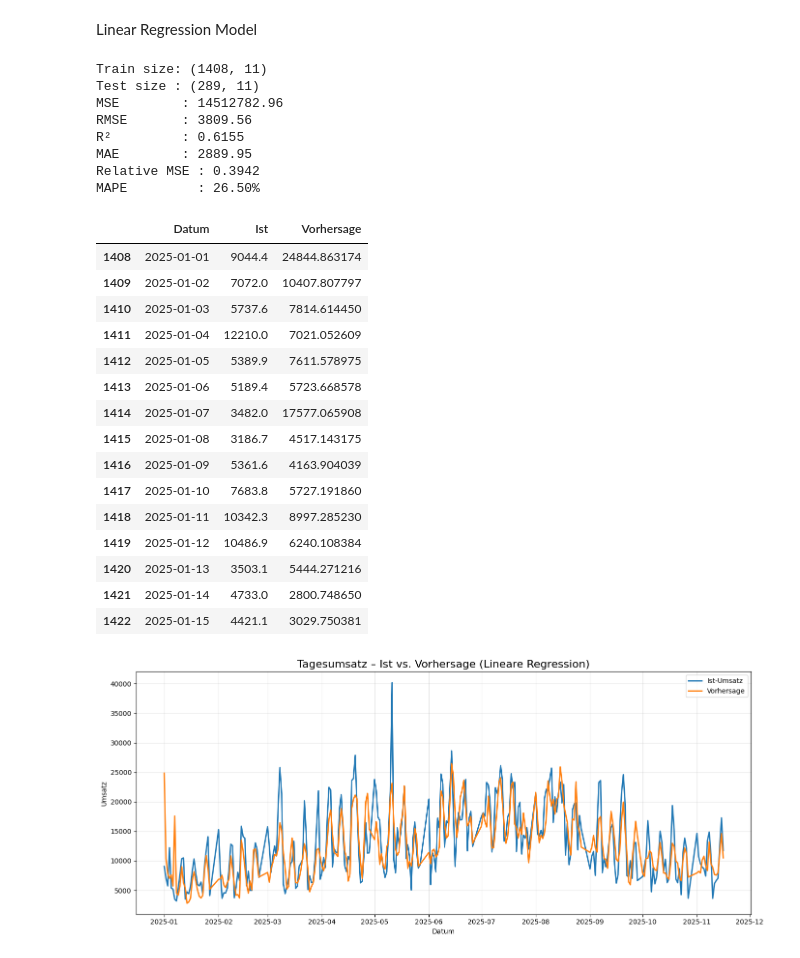
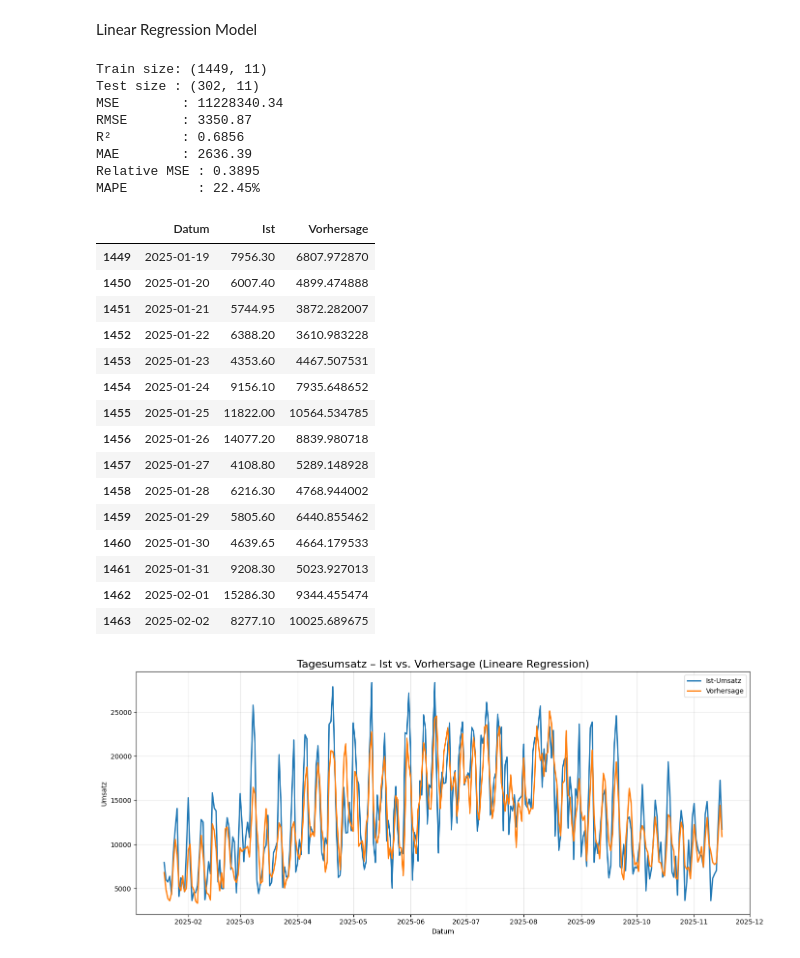
Before and after one commit to Luggias/DSF_Group_Project, a Jupyter notebook: linear_regression.ipynb, the cells around one changed output. Cells and saved outputs as stored; diff of their text form; code cells hidden in the pictures.

```diff
--- a/linear_regression.ipynb
+++ b/linear_regression.ipynb
@@ -12,6 +12,9 @@ import matplotlib.pyplot as plt
 df = pd.read_csv("data/dataset-merged-2.csv")
 df["Datum"] = pd.to_datetime(df["Datum"])
 df = df.sort_values("Datum")
+
+# 1.1) Spalten entfernen, die Umsatzbestandteile sind (sonst data leakage)
+df = df.drop(columns=["Terrasse", "Restaurant"], errors="ignore")
 
 # 2) Zielvariable
 target = "Tagesumsatz Restaurant"
@@ -33,7 +36,7 @@ X = df[feature_cols]
 y = df[[target]]  # <-- wichtig: als DataFrame für StandardScaler
 
 # 5) Zeitbasiertes Train/Test-Split
-split_date = pd.Timestamp("2025-01-01")
+split_date = pd.Timestamp("2025-01-19")
 train_mask = df["Datum"] < split_date
 test_mask  = df["Datum"] >= split_date
 
@@ -102,54 +105,54 @@ print(f"MSE        : {mse:.2f}")
 print(f"RMSE       : {rmse:.2f}")
 print(f"R²         : {r2:.4f}")
 print(f"MAE        : {mae:.2f}")
 print(f"Relative MSE : {relative_MSE:.4f}")
 print(f"MAPE         : {mape_value:.2f}%")
 
 # 10) Ergebnis-Tabelle
 results = pd.DataFrame({
     "Datum": df.loc[test_mask, "Datum"],
     "Ist": y_test_original,
     "Vorhersage": y_pred
 })
 
 display(results.head(15))
 
 # 11) Veranschaulichung als Plot
 plt.figure(figsize=(14,6))
 plt.plot(results["Datum"], results["Ist"], label="Ist-Umsatz", linewidth=2)
 plt.plot(results["Datum"], results["Vorhersage"], label="Vorhersage", linewidth=2)
 
 plt.title("Tagesumsatz – Ist vs. Vorhersage (Lineare Regression)", fontsize=16)
 plt.xlabel("Datum")
 plt.ylabel("Umsatz")
 plt.legend()
 plt.grid(True, alpha=0.3)
 
 plt.tight_layout()
 plt.show()
 # %% [output]
-Train size: (1408, 11)
-Test size : (289, 11)
-MSE        : 14512782.96
-RMSE       : 3809.56
-R²         : 0.6155
-MAE        : 2889.95
-Relative MSE : 0.3942
-MAPE         : 26.50%
+Train size: (1449, 11)
+Test size : (302, 11)
+MSE        : 11228340.34
+RMSE       : 3350.87
+R²         : 0.6856
+MAE        : 2636.39
+Relative MSE : 0.3895
+MAPE         : 22.45%
 |  | Datum | Ist | Vorhersage |
-| 1408 | 2025-01-01 | 9044.4 | 24844.863174 |
-| 1409 | 2025-01-02 | 7072.0 | 10407.807797 |
-| 1410 | 2025-01-03 | 5737.6 | 7814.614450 |
-| 1411 | 2025-01-04 | 12210.0 | 7021.052609 |
-| 1412 | 2025-01-05 | 5389.9 | 7611.578975 |
-| 1413 | 2025-01-06 | 5189.4 | 5723.668578 |
-| 1414 | 2025-01-07 | 3482.0 | 17577.065908 |
-| 1415 | 2025-01-08 | 3186.7 | 4517.143175 |
-| 1416 | 2025-01-09 | 5361.6 | 4163.904039 |
-| 1417 | 2025-01-10 | 7683.8 | 5727.191860 |
-| 1418 | 2025-01-11 | 10342.3 | 8997.285230 |
-| 1419 | 2025-01-12 | 10486.9 | 6240.108384 |
-| 1420 | 2025-01-13 | 3503.1 | 5444.271216 |
-| 1421 | 2025-01-14 | 4733.0 | 2800.748650 |
-| 1422 | 2025-01-15 | 4421.1 | 3029.750381 |
+| 1449 | 2025-01-19 | 7956.30 | 6807.972870 |
+| 1450 | 2025-01-20 | 6007.40 | 4899.474888 |
+| 1451 | 2025-01-21 | 5744.95 | 3872.282007 |
+| 1452 | 2025-01-22 | 6388.20 | 3610.983228 |
+| 1453 | 2025-01-23 | 4353.60 | 4467.507531 |
+| 1454 | 2025-01-24 | 9156.10 | 7935.648652 |
+| 1455 | 2025-01-25 | 11822.00 | 10564.534785 |
+| 1456 | 2025-01-26 | 14077.20 | 8839.980718 |
+| 1457 | 2025-01-27 | 4108.80 | 5289.148928 |
+| 1458 | 2025-01-28 | 6216.30 | 4768.944002 |
+| 1459 | 2025-01-29 | 5805.60 | 6440.855462 |
+| 1460 | 2025-01-30 | 4639.65 | 4664.179533 |
+| 1461 | 2025-01-31 | 9208.30 | 5023.927013 |
+| 1462 | 2025-02-01 | 15286.30 | 9344.455474 |
+| 1463 | 2025-02-02 | 8277.10 | 10025.689675 |
-[figure, old version]
+[figure, new version]
```
